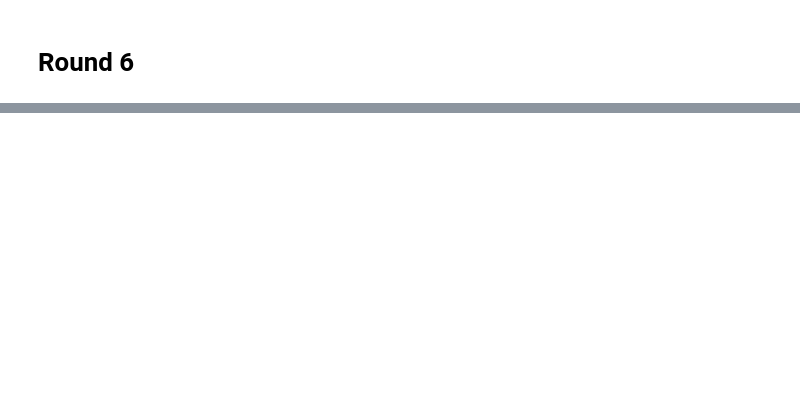
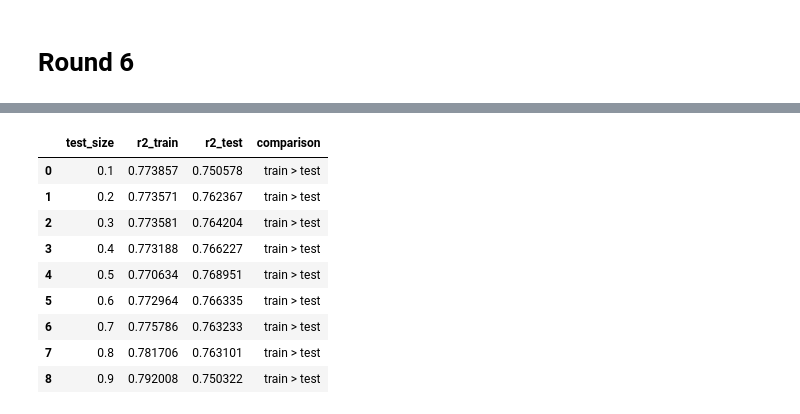
Before and after one commit to deepensingh/lab-customer-analysis-round-6, a Jupyter notebook: Lab Solution 6.ipynb, the cells around one changed output, grey strips where cells are left out. Drawn from its saved outputs; the diff is of its cells as text; code cells hidden in the pictures; blank space fills up the shorter version.

```diff
--- a/Lab Solution 6.ipynb
+++ b/Lab Solution 6.ipynb
@@ -181,0 +236,9 @@ import sys
+# %%
+new_X = pd.concat([onehot_encoded_X, min_max_X], axis=1)
+# %%
+# Base Model
+lm = linear_model.LinearRegression() #linear regression model, lm is linear model
+lm.fit(new_X,y) #fit features and target to the model
+print(lm.intercept_) #Intercept
+print(lm.coef_) #Coefficent for each column
+r2_score(lm.predict(new_X),y)  #score is R2 score of the base model
@@ -181,0 +264,78 @@ import sys
+# %%
+from sklearn.model_selection import train_test_split
+from sklearn.metrics import r2_score
+import time
+import sys
+
+train_list1 = []
+r2_list1 = []
+mse_list1 = []
+rmse_list1 = []
+mae_list1 = []
+testsize1 = []
+bigger1 = []
+
+# calculating for different test_size values
+for i in range(1,10,1):
+
+    X_train1, X_test1, y_train1, y_test1 = train_test_split(X1, y1, test_size=i/10, random_state=42)
+    testsize1.append(i/10)
+
+    # preparing linear model function and make a mold from the training + test data
+    from sklearn import linear_model
+    lm = linear_model.LinearRegression()
+    lm.fit(X_train1,y_train1)
+
+    # calculating R2 from training data
+    predictions1 = lm.predict(X_train1)
+    r2_train1 = r2_score(y_train1, predictions1)
+    train_list1.append(r2_train1)
+
+    # calculating R2 from test data
+    predictions_test1 = lm.predict(X_test1)
+    r2_1 = r2_score(y_test1, predictions_test1)
+    r2_list1.append(r2_1)
+
+    # calculating mean squared error (MSE)
+    from sklearn.metrics import mean_squared_error
+    mse1=mean_squared_error(y_test1,predictions_test1)
+    mse_list1.append(mse1)
+
+    # calculating root mean squared error (RMSE)
+    rmse1 = np.sqrt(mean_squared_error(y_test1,predictions_test1))
+    rmse_list1.append(rmse1)
+
+    # calculating MAE
+    from sklearn.metrics import mean_absolute_error
+    mae1 = mean_absolute_error(y_test1, predictions_test1)
+    mae_list1.append(mae1)
+
+    # bigger or smaller
+    if r2_train1 < r2_1:
+        bigger = "train < test"
+    elif r2_train1 > r2_1:
+        bigger = "train > test"
+    else:
+        bigger = "train = test"
+    bigger1.append(bigger)
+
+
+print("\n\nComparison of the R2_train and R2_test for different test sizes.")
+compare1 = pd.DataFrame()
+compare1["test_size"] = pd.DataFrame(testsize1)
+compare1["r2_train"] = pd.DataFrame(train_list1)
+compare1["r2_test"] = pd.DataFrame(r2_list1)
+compare1["comparison"] = pd.DataFrame(bigger1)
+display(compare1)
+
+# displaying the metrics
+time.sleep(1)
+print("results")
+metrics1 = pd.DataFrame()
+metrics1["test_size"] = pd.DataFrame(testsize1)
+metrics1["MSE"] = pd.DataFrame(mse_list1)
+metrics1["RMSE"] = pd.DataFrame(rmse_list1)
+metrics1["MAE"] = pd.DataFrame(mae_list1)
+display(metrics1)
+print("MSE: mean squared error\nMSE: root mean squared error\nMAE: mean absolute error")
+# %% [output]
@@ -181,0 +343,10 @@ import sys
+|  | test_size | r2_train | r2_test | comparison |
+| 0 | 0.1 | 0.773857 | 0.750578 | train > test |
+| 1 | 0.2 | 0.773571 | 0.762367 | train > test |
+| 2 | 0.3 | 0.773581 | 0.764204 | train > test |
+| 3 | 0.4 | 0.773188 | 0.766227 | train > test |
+| 4 | 0.5 | 0.770634 | 0.768951 | train > test |
+| 5 | 0.6 | 0.772964 | 0.766335 | train > test |
+| 6 | 0.7 | 0.775786 | 0.763233 | train > test |
+| 7 | 0.8 | 0.781706 | 0.763101 | train > test |
+| 8 | 0.9 | 0.792008 | 0.750322 | train > test |
```
Also changed, not shown: parts of 18 cells of this notebook, 2 other files.
